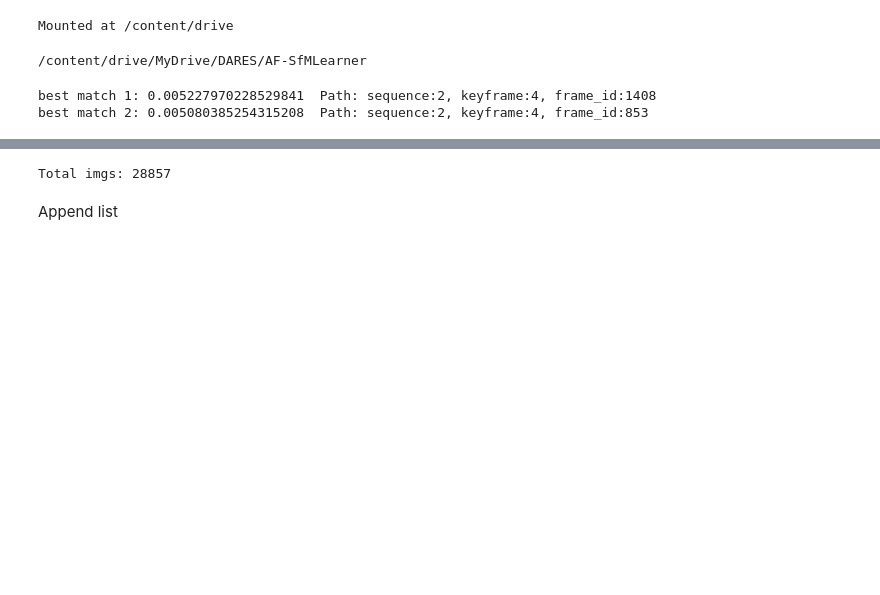
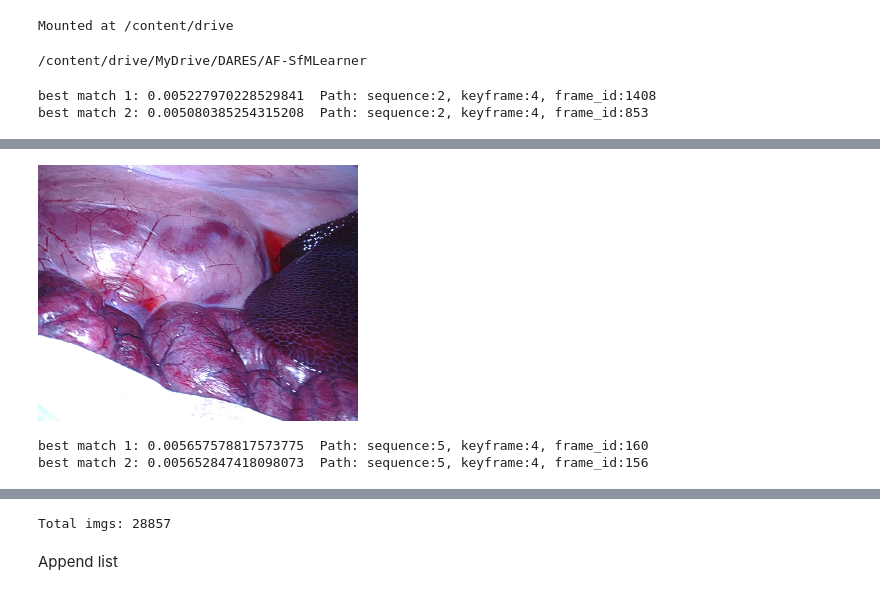
Before and after one commit to mobarakol/DARES_MedICSS2024, a Jupyter notebook: finding_image_similarity_afsfmlearner_v2.ipynb, the cells around one changed output, grey strips where cells are left out. Saved outputs shown, nothing was run; the diff lists cells and outputs as text; code cells hidden in the pictures; blank space fills up the shorter version.

```diff
--- a/finding_image_similarity_afsfmlearner_v2.ipynb
+++ b/finding_image_similarity_afsfmlearner_v2.ipynb
@@ -62,0 +70,31 @@ best match 2: 0.005080385254315208  Path: sequence:2, keyframe:4, frame_id:853
+# %%
+from PIL import Image
+path = '/content/drive/MyDrive/DARES/SCARED_Images_Resized/dataset2/keyframe4/image_02/data/0000000853.png'
+Image.open(path)
+# %% [output]
+[figure, added]
+# %%
+imageA = cv2.imread('/content/drive/MyDrive/DARES/paper_imgs/img2.png') #cropped and upload the image from paper as name img.png
+imageA = cv2.cvtColor(imageA, cv2.COLOR_BGR2GRAY)
+imageA = cv2.resize(imageA, (320,256))
+ssim_all = []
+img_path_all = []
+
+for data in dataset:
+  input_color = data[("color", 0, 0)]
+  # print(data.keys())
+  imageB = cv2.cvtColor(input_color.permute(1,2,0).numpy(), cv2.COLOR_BGR2GRAY)
+  # input_color.permute(1,2,0).numpy()
+  # print(imageB.shape, imageA.shape)
+  s = ssim(imageA, imageB)
+  ssim_all.append(s)
+  img_path_all.append('sequence:{}, keyframe:{}, frame_id:{}'.format(data['sequence'], data['keyframe'],data['frame_id']))
+  if s >= .9:
+    print(data['sequence'], data['keyframe'],data['frame_id'],)
+
+sorted_idx = np.array(ssim_all).argsort()[::-1]
+print('best match 1:', ssim_all[sorted_idx[0]], ' Path:', img_path_all[sorted_idx[0]])
+print('best match 2:', ssim_all[sorted_idx[1]], ' Path:', img_path_all[sorted_idx[1]])
+# %% [output]
+best match 1: 0.005657578817573775  Path: sequence:5, keyframe:4, frame_id:160
+best match 2: 0.005652847418098073  Path: sequence:5, keyframe:4, frame_id:156
```
Also changed, not shown: parts of 3 cells of this notebook.
